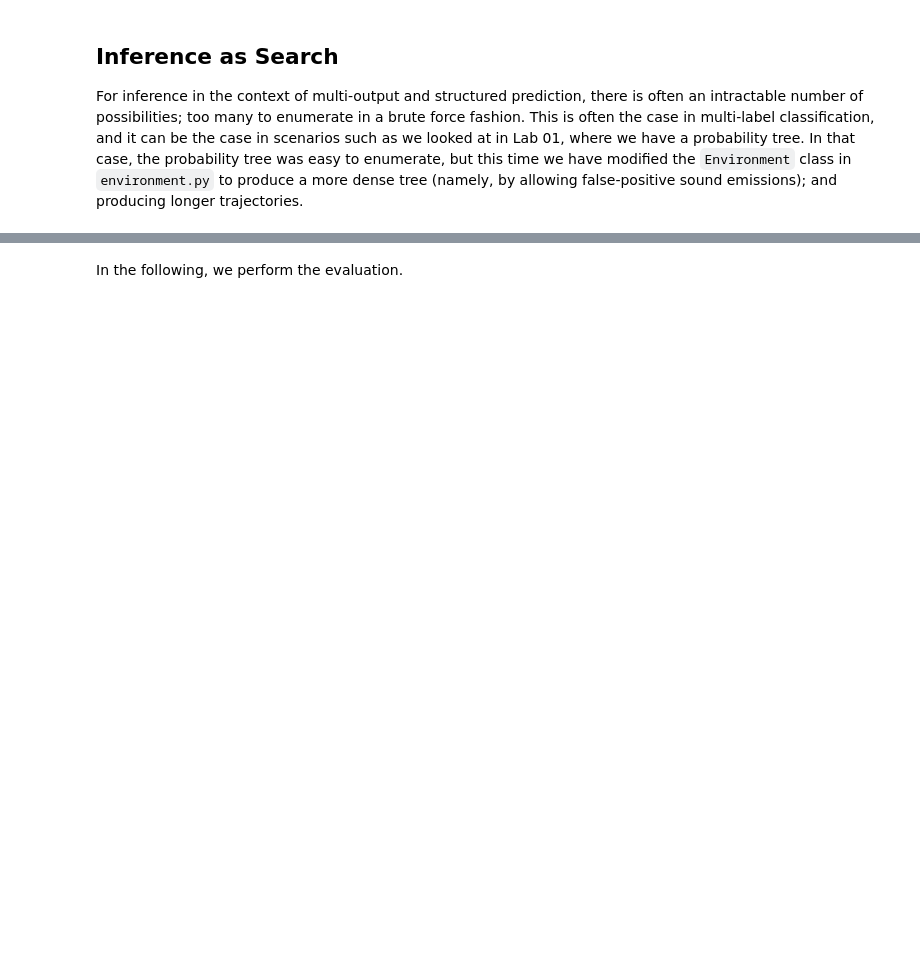
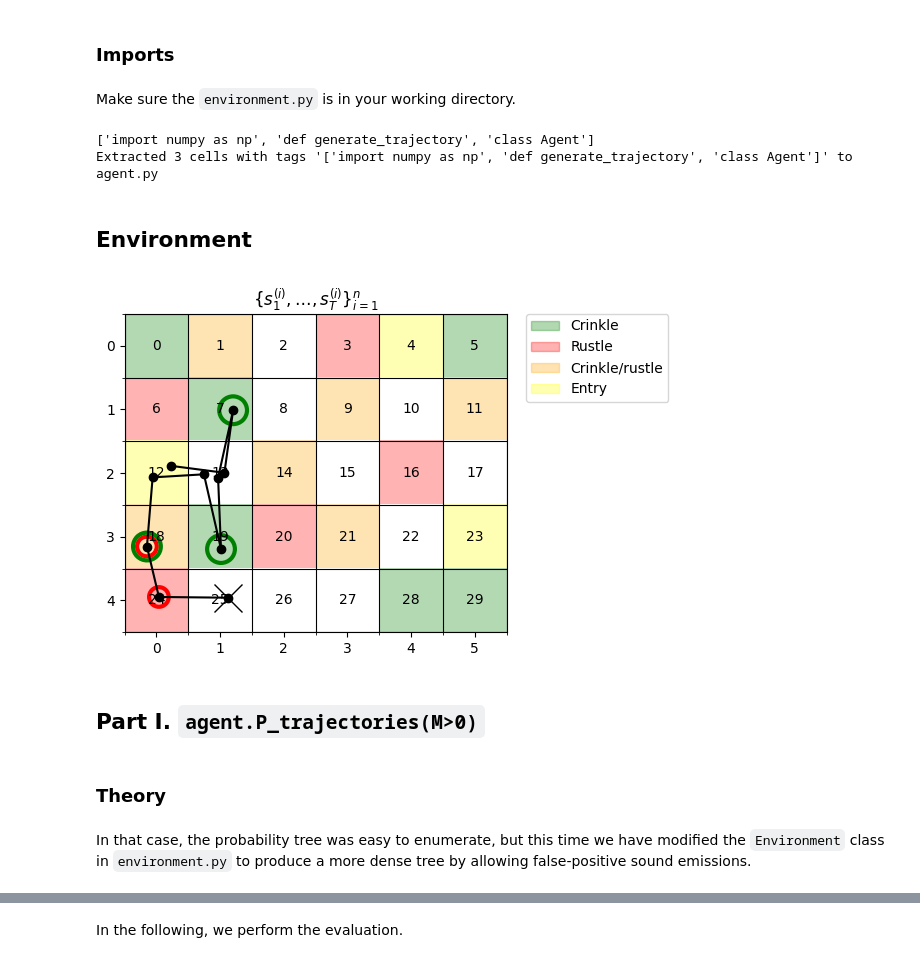
Before and after one commit to tr0fin0/classes_ensta, a Jupyter notebook: 3A/CSC_52081_EP/CSC_52081_EP_TP2/CSC_52081_EP_TP2.ipynb, the cells around one changed output, grey strips where cells are left out. Drawn from its saved outputs; the diff is of its cells as text; code cells hidden in the pictures; blank space fills up the shorter version.

```diff
--- a/3A/CSC_52081_EP/CSC_52081_EP_TP2/CSC_52081_EP_TP2.ipynb
+++ b/3A/CSC_52081_EP/CSC_52081_EP_TP2/CSC_52081_EP_TP2.ipynb
@@ -7,8 +20,55 @@ As per last week, we study an environment in the context of *perception* (observ
+# %% [markdown]
+### Imports
+# %% [markdown]
+Make sure the `environment.py` is in your working directory.
 # %%
+from environment import Environment
+from extracter import extract_tagged_cells
+
+import matplotlib.pyplot as plt
 import numpy as np
-import matplotlib.pyplot as plt
+import torch
+import torch.nn as nn
+
+
+extract_tagged_cells(
+    "CSC_52081_EP_TP1.ipynb",
+    "agent.py",
+    tags=["import numpy as np", "def generate_trajectory", "class Agent"]
+)
+
+from agent import Agent, generate_trajectory
+# %% [output]
+['import numpy as np', 'def generate_trajectory', 'class Agent']
+Extracted 3 cells with tags '['import numpy as np', 'def generate_trajectory', 'class Agent']' to agent.py
+# %% [markdown]
+## Environment
+# %%
+# grid position colors
+#   1: crinkle
+#   2: rustle
+#   3: crinkle and rustle
+#   4: entry
+
+grid: np.ndarray[float] = np.array([
+    [1, 3, 0, 2, 4, 1],
+    [2, 1, 0, 3, 0, 3],
+    [4, 0, 3, 0, 2, 0],
+    [3, 1, 2, 3, 0, 4],
+    [2, 0, 0, 0, 1, 1]
+])
+
+env: Environment = Environment(grid)
+observations, states = generate_trajectory(env, 10)
+
+fig, ax = env.render(states, observations, title=r"$\{s^{(i)}_1,\ldots,s^{(i)}_T\}_{i=1}^n$")
+plt.show()
+# %% [output]
+[figure, added]
+# %% [markdown]
+## Part I. `agent.P_trajectories(M>0)`
+# %% [markdown]
+### Theory
 # %% [markdown]
-## Inference as Search
-
-For inference in the context of multi-output and structured prediction, there is often an intractable number of possibilities; too many to enumerate in a brute force fashion. This is often the case in multi-label classification, and it can be the case in scenarios such as we looked at in Lab 01, where we have a probability tree. In that case, the probability tree was easy to enumerate, but this time we have modified the `Environment` class in `environment.py` to produce a more dense tree (namely, by allowing false-positive sound emissions); and producing longer trajectories.
+In that case, the probability tree was easy to enumerate, but this time we have modified the `Environment` class in `environment.py` to produce a more dense tree by allowing false-positive sound emissions.
 # %%
```
Also changed, not shown: parts of 69 cells of this notebook.
